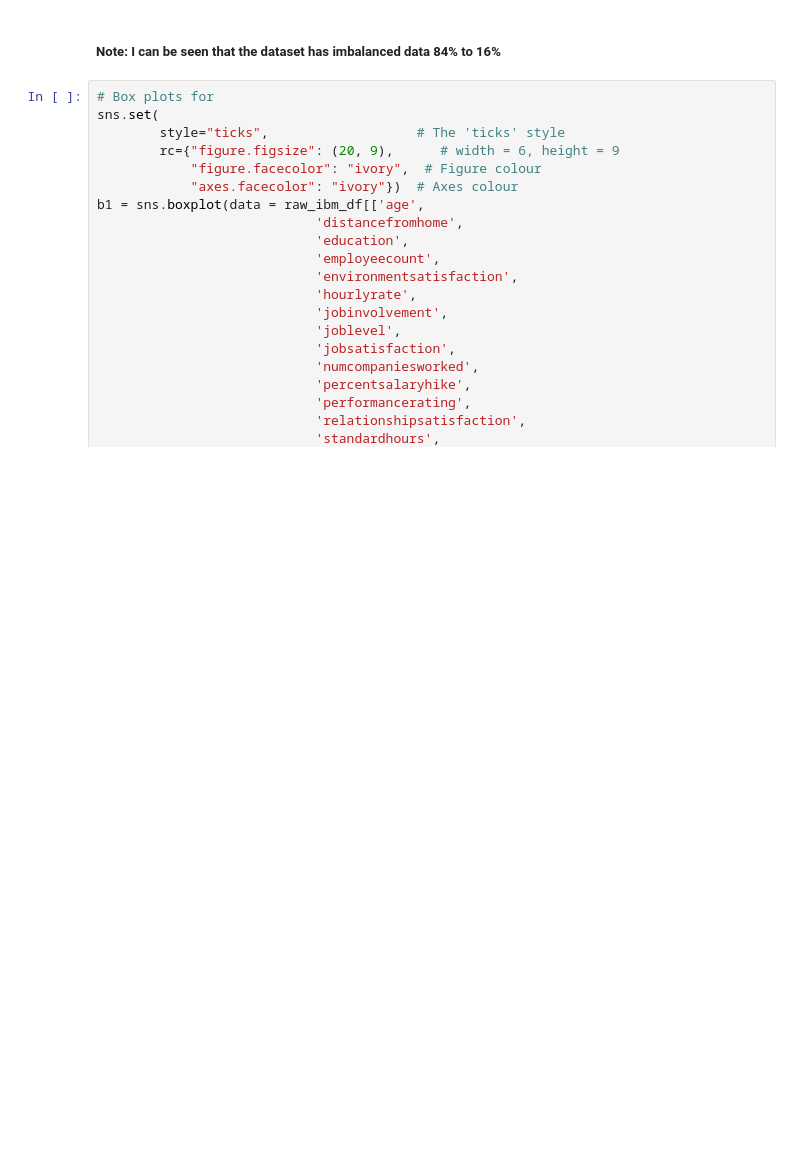
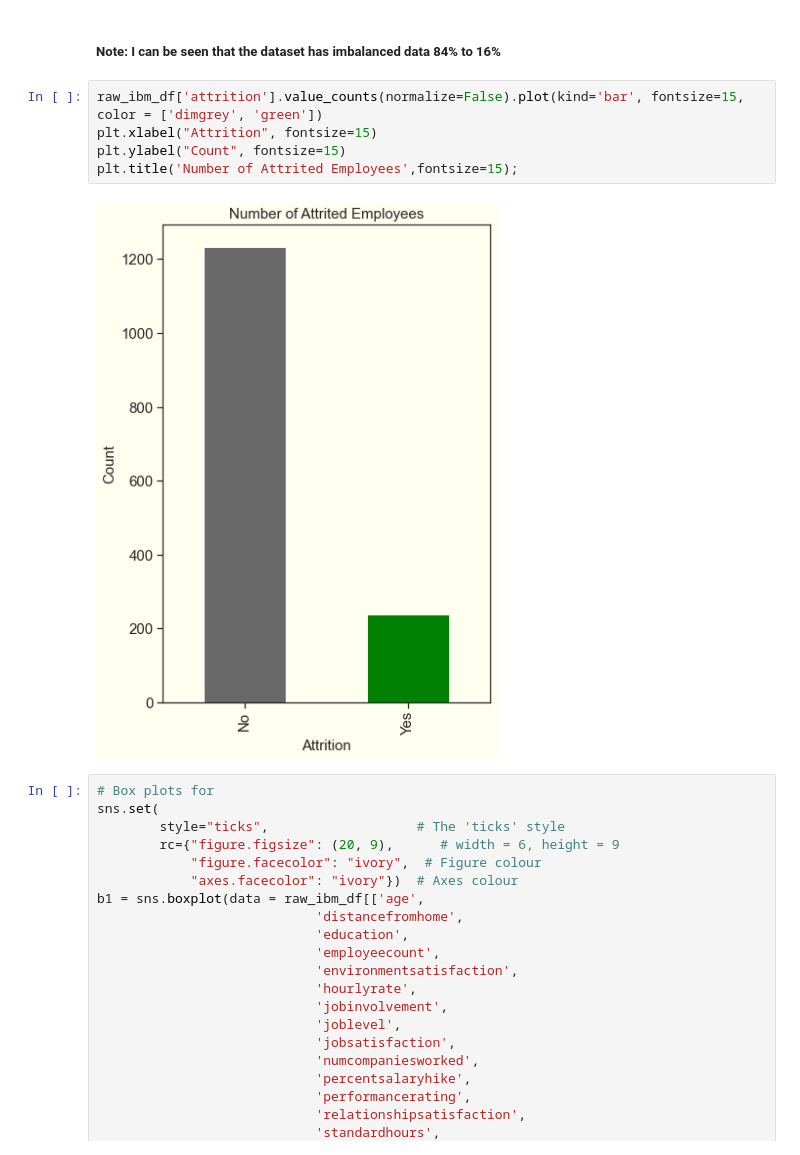
Before and after one commit to dalemunroe/project-4_group-2, a Jupyter notebook: project4_dm_sql.ipynb, the cells around one changed output. Saved outputs shown, nothing was run; the diff lists cells and outputs as text; blank space fills up the shorter version.

Commit message:
updated plots

```diff
--- a/project4_dm_sql.ipynb
+++ b/project4_dm_sql.ipynb
@@ -151,6 +151,13 @@ plt.savefig('attrition_pie.png', dpi=300, bbox_inches='tight')
 [figure]
 # %% [markdown]
 ##### Note: I can be seen that the dataset has imbalanced data 84% to 16%
+# %%
+raw_ibm_df['attrition'].value_counts(normalize=False).plot(kind='bar', fontsize=15, color = ['dimgrey', 'green'])
+plt.xlabel("Attrition", fontsize=15)
+plt.ylabel("Count", fontsize=15)
+plt.title('Number of Attrited Employees',fontsize=15);
+# %% [output]
+[figure, added]
 # %%
 # Box plots for
 sns.set(
```
